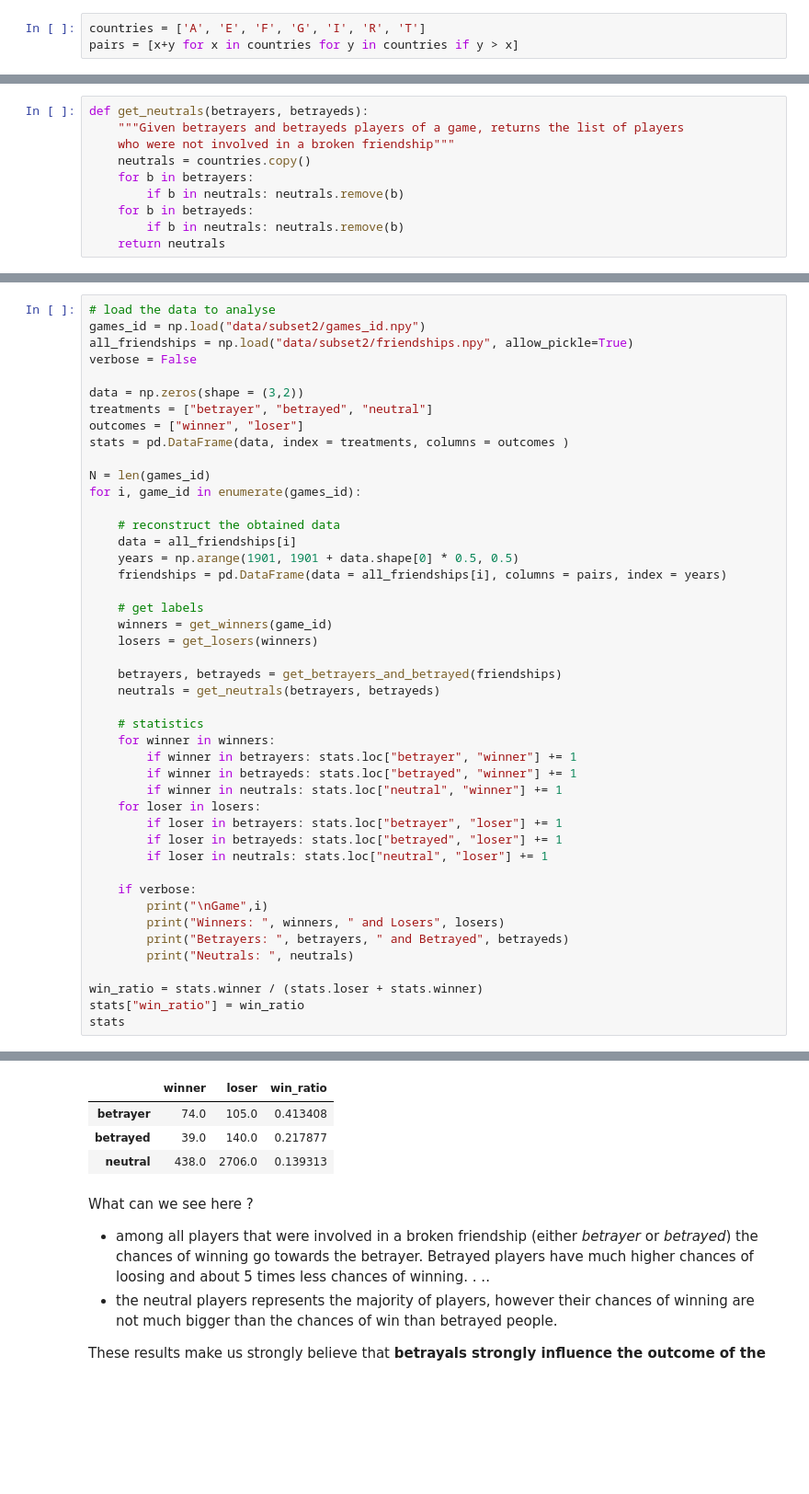
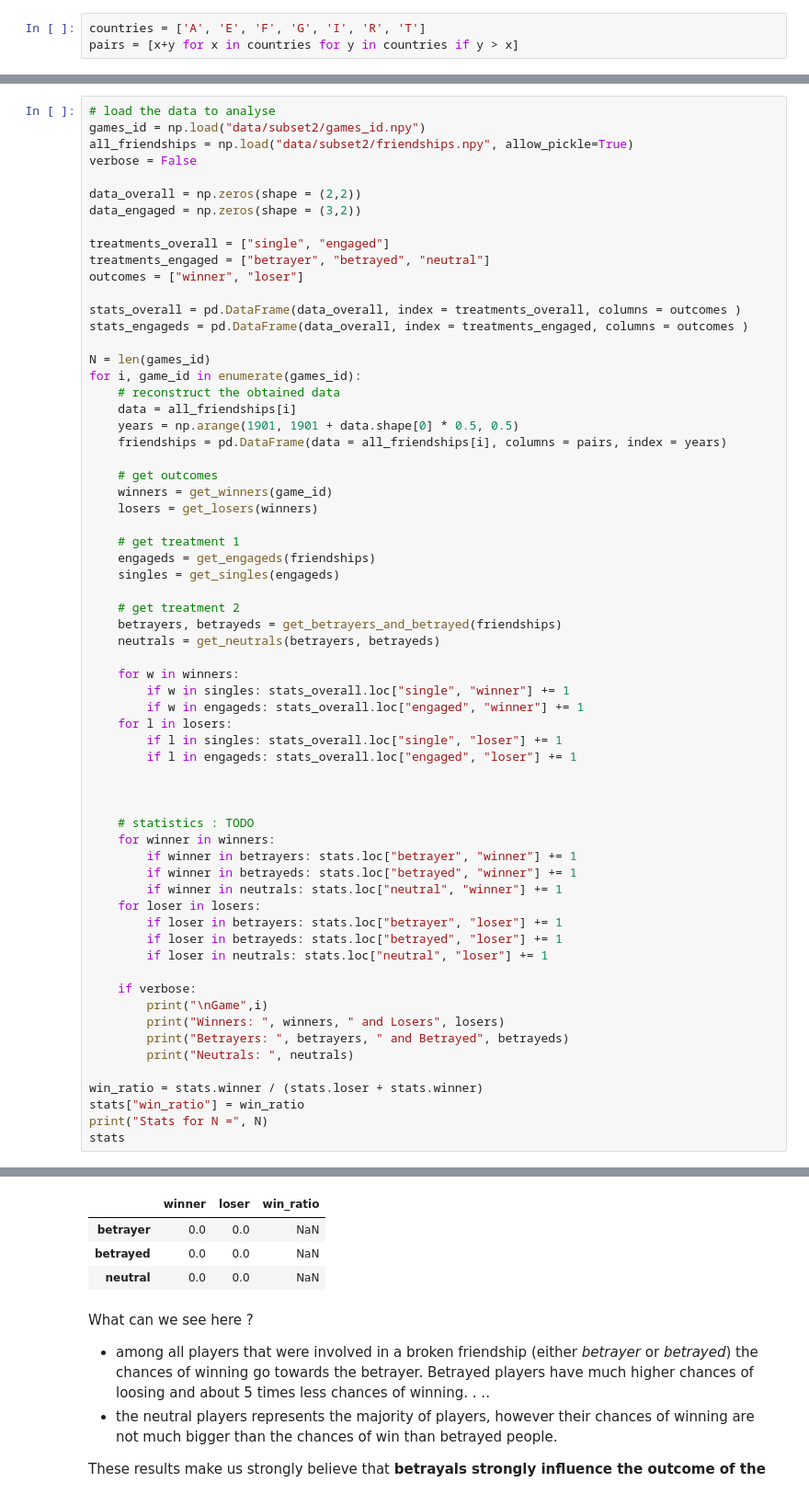
Before and after one commit to epfl-ada/ada-2020-project-milestone-p3-p3_chic, a Jupyter notebook: p4-part2.ipynb, the cells around one changed output, grey strips where cells are left out. Shown at 92% size. Drawn from its saved outputs; the diff is of its cells as text; blank space fills up the shorter version.

```diff
--- a/p4-part2.ipynb
+++ b/p4-part2.ipynb
@@ -53,13 +80,3 @@ def get_betrayers_and_betrayed(friendships):
-# %%
-def get_neutrals(betrayers, betrayeds):
-    """Given betrayers and betrayeds players of a game, returns the list of players
-    who were not involved in a broken friendship"""
-    neutrals = countries.copy()
-    for b in betrayers:
-        if b in neutrals: neutrals.remove(b)
-    for b in betrayeds:
-        if b in neutrals: neutrals.remove(b)
-    return neutrals
 # %%
 def get_winners(game_id):
     winner = all_players.query("game_id == @game_id & won == 1")
@@ -75,27 +92,45 @@ games_id = np.load("data/subset2/games_id.npy")
 all_friendships = np.load("data/subset2/friendships.npy", allow_pickle=True)
 verbose = False
 
-data = np.zeros(shape = (3,2))
-treatments = ["betrayer", "betrayed", "neutral"]
+data_overall = np.zeros(shape = (2,2))
+data_engaged = np.zeros(shape = (3,2))
+
+treatments_overall = ["single", "engaged"]
+treatments_engaged = ["betrayer", "betrayed", "neutral"]
 outcomes = ["winner", "loser"]
-stats = pd.DataFrame(data, index = treatments, columns = outcomes )
+
+stats_overall = pd.DataFrame(data_overall, index = treatments_overall, columns = outcomes )
+stats_engageds = pd.DataFrame(data_overall, index = treatments_engaged, columns = outcomes )
 
 N = len(games_id)
 for i, game_id in enumerate(games_id):
-
     # reconstruct the obtained data
     data = all_friendships[i]
     years = np.arange(1901, 1901 + data.shape[0] * 0.5, 0.5)
     friendships = pd.DataFrame(data = all_friendships[i], columns = pairs, index = years)
 
-    # get labels
+    # get outcomes
     winners = get_winners(game_id)
     losers = get_losers(winners)
 
+    # get treatment 1
+    engageds = get_engageds(friendships)
+    singles = get_singles(engageds)
+
+    # get treatment 2
     betrayers, betrayeds = get_betrayers_and_betrayed(friendships)
     neutrals = get_neutrals(betrayers, betrayeds)
 
-    # statistics
+    for w in winners:
+        if w in singles: stats_overall.loc["single", "winner"] += 1
+        if w in engageds: stats_overall.loc["engaged", "winner"] += 1
+    for l in losers:
+        if l in singles: stats_overall.loc["single", "loser"] += 1
+        if l in engageds: stats_overall.loc["engaged", "loser"] += 1
+
+
+
+    # statistics : TODO
     for winner in winners:
         if winner in betrayers: stats.loc["betrayer", "winner"] += 1
         if winner in betrayeds: stats.loc["betrayed", "winner"] += 1
@@ -113,5 +148,6 @@ for i, game_id in enumerate(games_id):
 
 win_ratio = stats.winner / (stats.loser + stats.winner)
 stats["win_ratio"] = win_ratio
+print("Stats for N =", N)
 stats
 # %% [output]
@@ -118,7 +155,7 @@ stats
 |  | winner | loser | win_ratio |
-| betrayer | 74.0 | 105.0 | 0.413408 |
-| betrayed | 39.0 | 140.0 | 0.217877 |
-| neutral | 438.0 | 2706.0 | 0.139313 |
+| betrayer | 0.0 | 0.0 | NaN |
+| betrayed | 0.0 | 0.0 | NaN |
+| neutral | 0.0 | 0.0 | NaN |
 # %% [markdown]
 What can we see here ?
 - among all players that were involved in a broken friendship (either *betrayer* or *betrayed*) the chances of winning go towards the betrayer. Betrayed players have much higher chances of loosing and about 5 times less chances of winning. . ..
```
Also changed, not shown: parts of 14 cells of this notebook, 1 other file.
